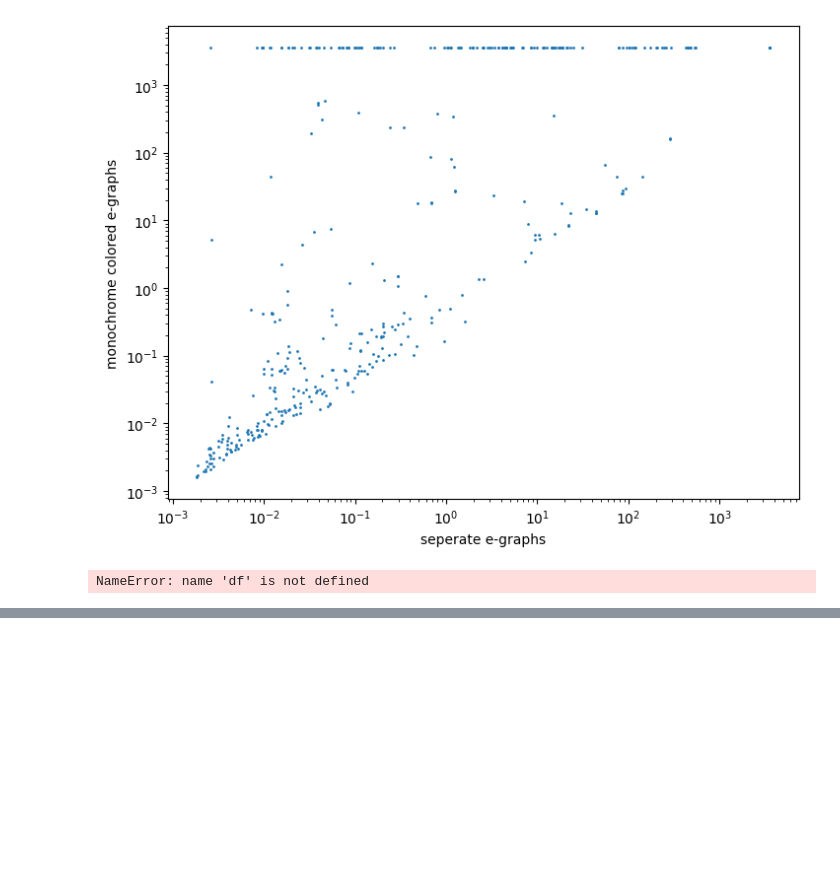
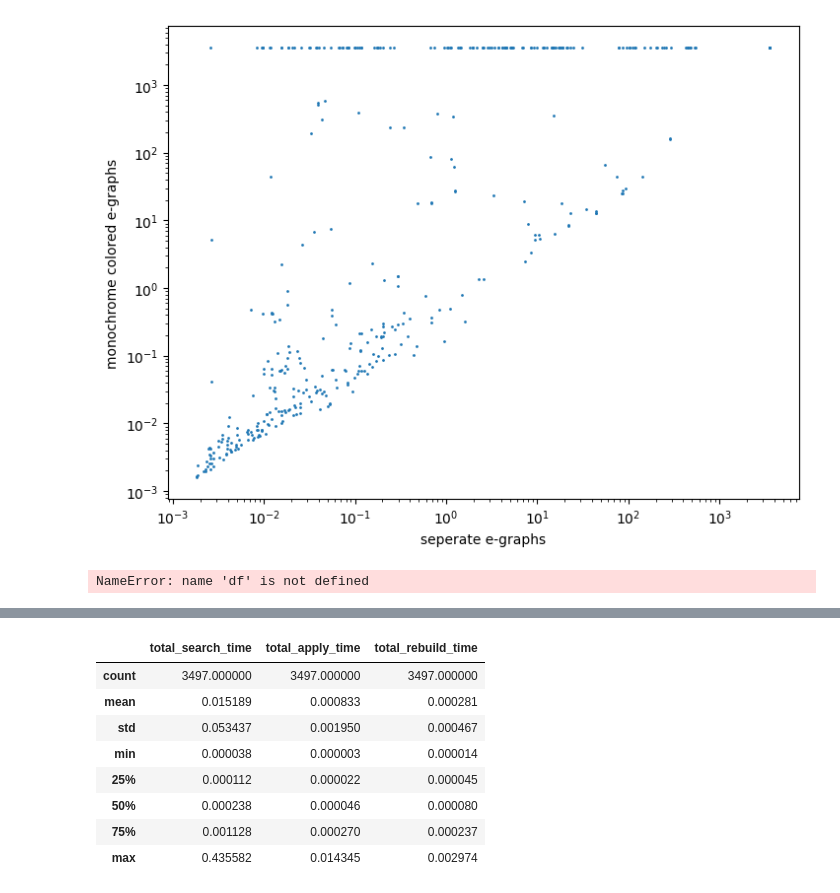
Before and after one commit to eytans/TheSy, a Jupyter notebook: experiments/cvc4_newth_alltogether/process_results.ipynb, the cells around one changed output, grey strips where cells are left out. Drawn from its saved outputs; the diff is of its cells as text; code cells hidden in the pictures; blank space fills up the shorter version.

```diff
--- a/experiments/cvc4_newth_alltogether/process_results.ipynb
+++ b/experiments/cvc4_newth_alltogether/process_results.ipynb
@@ -536,0 +541,16 @@ NameError: name 'df' is not defined
+# %%
+runtimes = master_df[master_df['error'].isnull()].loc[:, ['total_search_time', 'total_apply_time', 'total_rebuild_time', 'test_suite']]
+# Aggregate by features and test_suite
+runtimes.describe()
+# runtimes = runtimes.groupby(['features', 'test_suite']).sum()
+# runtimes
+# %% [output]
+|  | total_search_time | total_apply_time | total_rebuild_time |
+| count | 3497.000000 | 3497.000000 | 3497.000000 |
+| mean | 0.015189 | 0.000833 | 0.000281 |
+| std | 0.053437 | 0.001950 | 0.000467 |
+| min | 0.000038 | 0.000003 | 0.000014 |
+| 25% | 0.000112 | 0.000022 | 0.000045 |
+| 50% | 0.000238 | 0.000046 | 0.000080 |
+| 75% | 0.001128 | 0.000270 | 0.000237 |
+| max | 0.435582 | 0.014345 | 0.002974 |
```
Also changed, not shown: parts of 6 cells of this notebook, 3 other files.
